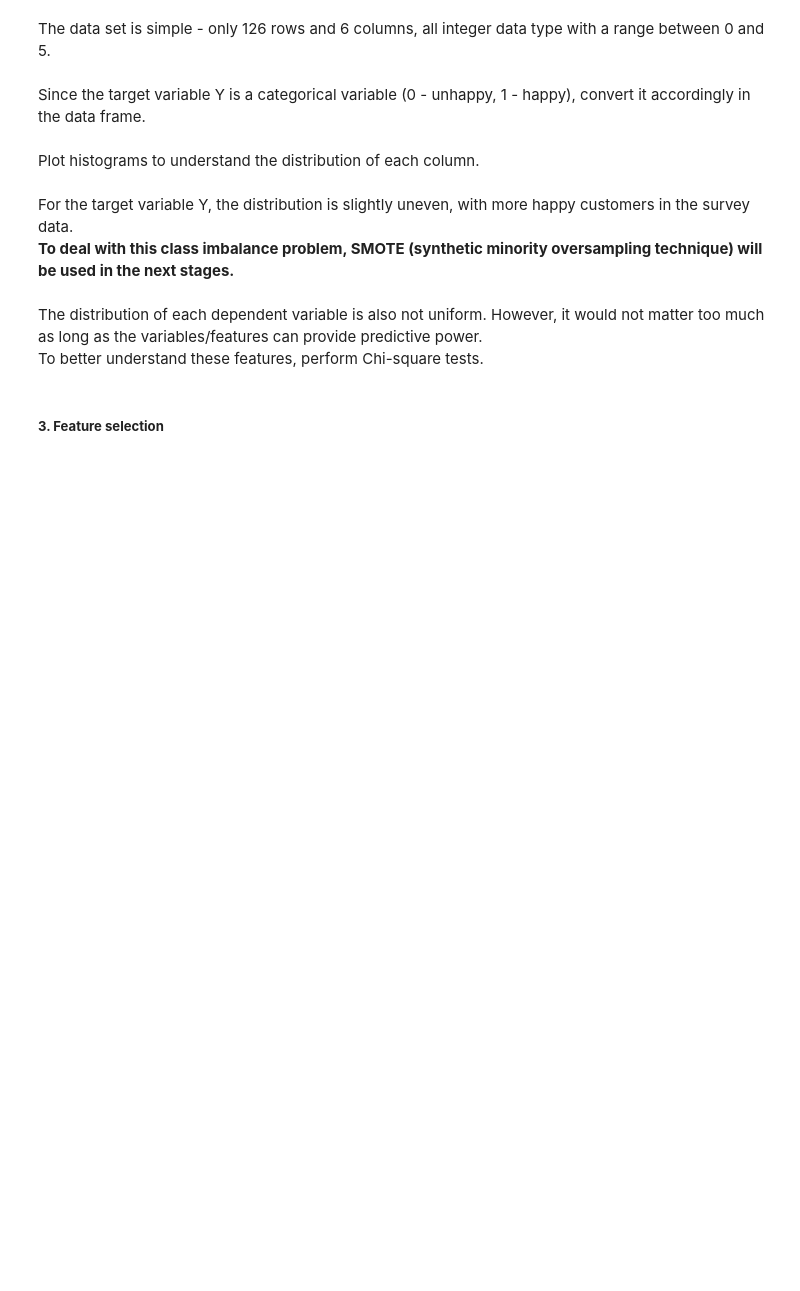
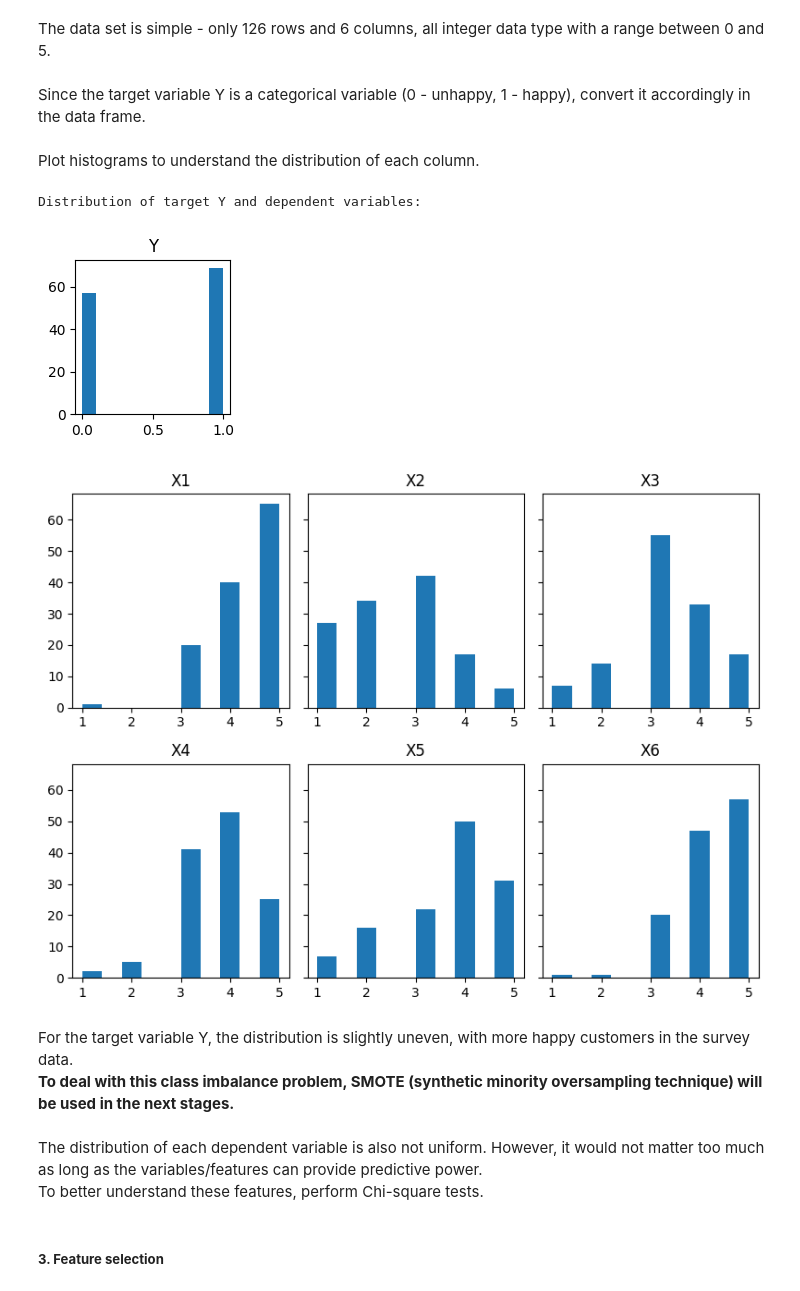
Before and after one commit to henryhyunwookim/Happy-Customers, a Jupyter notebook: Happy Costomers.ipynb, the cells around one changed output. Saved outputs shown, nothing was run; the diff lists cells and outputs as text; code cells hidden in the pictures; blank space fills up the shorter version.

```diff
--- a/Happy Costomers.ipynb
+++ b/Happy Costomers.ipynb
@@ -18,9 +46,13 @@ survey_df["Y"] = survey_df["Y"].astype('category').cat.set_categories([0, 1], or
 # %% [markdown]
 Plot histograms to understand the distribution of each column.
 # %%
-# plot_histograms(data=survey_df,
-#                 target="Y", target_figsize=(2,2),
-#                 dependent_layout=(2,3), dependent_figsize=(8,6))
+plot_histograms(data=survey_df,
+                target="Y", target_figsize=(2,2),
+                dependent_layout=(2,3), dependent_figsize=(8,6))
+# %% [output]
+Distribution of target Y and dependent variables:
+[figure, added]
+[figure, added]
 # %% [markdown]
 For the target variable Y, the distribution is slightly uneven, with more happy customers in the survey data.<br>
 <b>To deal with this class imbalance problem, SMOTE (synthetic minority oversampling technique) will be used in the next stages.</b><br>
```
Also changed, not shown: parts of 32 cells of this notebook, 3 other files.
